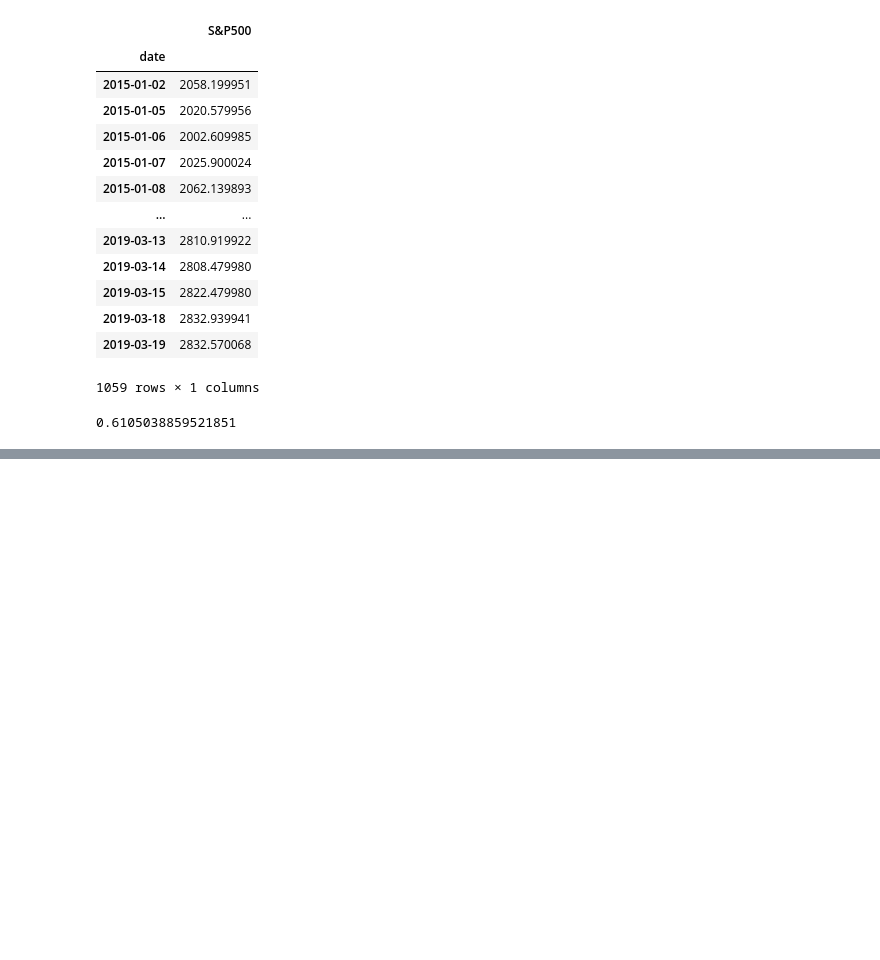
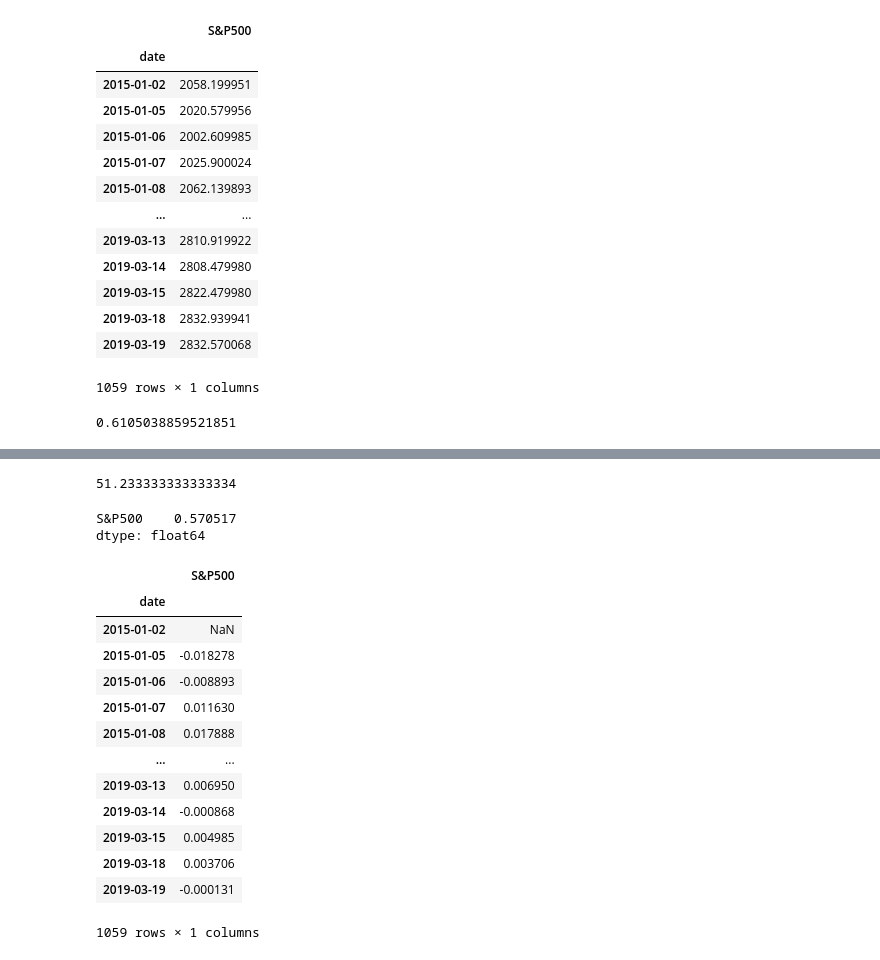
Before and after one commit to phil71x/coding_finance, a Jupyter notebook: ptf_analysis/ptf_analysis_dc.ipynb, the cells around one changed output, grey strips where cells are left out. Drawn from its saved outputs; the diff is of its cells as text; code cells hidden in the pictures; blank space fills up the shorter version.

```diff
--- a/ptf_analysis/ptf_analysis_dc.ipynb
+++ b/ptf_analysis/ptf_analysis_dc.ipynb
@@ -176,12 +197,20 @@ rfr = 0
+# %%
+# last date and first date of pf
+pf.index[-1] -  pf.index[0]
+#timedelta in month
+(pf.index[-1] -  pf.index[0]).days/30
+# %% [output]
+51.233333333333334
 # %%
 # Calculate total return and annualized return from price data
-total_return = (pf_AUM[-1] - pf_AUM[0]) / pf_AUM[0]
+total_return = (pf.iloc[-1] - pf.iloc[0]) / pf.iloc[0]
 
 # Annualize the total return over 4 year
+months = (pf.index[-1] -  pf.index[0]).days/30
 annualized_return = ((1 + total_return)**(12/months))-1
 
 # Create the returns data
-pf_returns = pf_AUM.pct_change()
+pf_returns = pf.pct_change()
 
 # Calculate annualized volatility from the standard deviation
 vol_pf = pf_returns.std()*np.sqrt(250)
@@ -189,3 +218,26 @@ vol_pf = pf_returns.std()*np.sqrt(250)
 # Calculate the Sharpe ratio
 sharpe_ratio = ((annualized_return - rfr) /vol_pf)
 print (sharpe_ratio)
+# %% [output]
+S&P500    0.570517
+dtype: float64
+# %%
+# Create a downside return column with the negative returns only
+df = pf_returns.copy()
+target = 0
+df
+# %% [output]
+|  | S&P500 |
+| date |  |
+| 2015-01-02 | NaN |
+| 2015-01-05 | -0.018278 |
+| 2015-01-06 | -0.008893 |
+| 2015-01-07 | 0.011630 |
+| 2015-01-08 | 0.017888 |
+| ... | ... |
+| 2019-03-13 | 0.006950 |
+| 2019-03-14 | -0.000868 |
+| 2019-03-15 | 0.004985 |
+| 2019-03-18 | 0.003706 |
+| 2019-03-19 | -0.000131 |
+1059 rows × 1 columns
```
Also changed, not shown: parts of 7 cells of this notebook, 4 other files.
